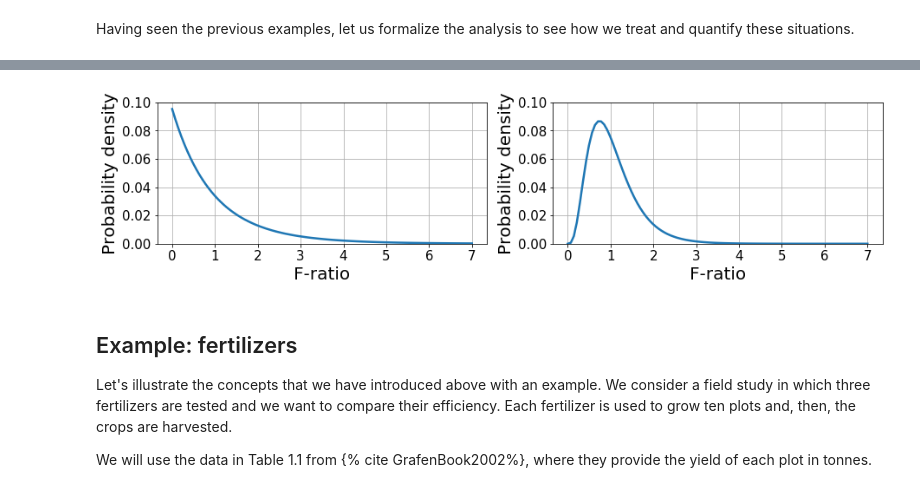
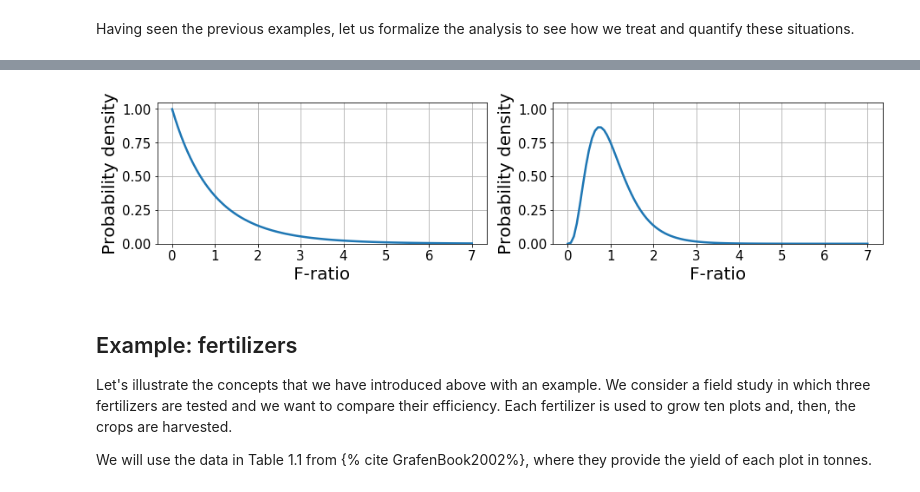
Before and after one commit to ScorpXOY/blog, a Jupyter notebook: _notebooks/2021-10-05-ANOVA.ipynb, the cells around one changed output, grey strips where cells are left out. Cells and saved outputs as stored; diff of their text form; code cells hidden in the pictures.

```diff
--- a/_notebooks/2021-10-05-ANOVA.ipynb
+++ b/_notebooks/2021-10-05-ANOVA.ipynb
@@ -103,0 +89,36 @@ Below, we provide a couple of examples of F-distribution given $(2, 27)$ and $(9
+# %%
+#collapse-hide
+ds = np.concatenate(datasets[1], axis=0)
+x = np.arange(ds.size)
+fig, axes = plt.subplots(1, 3, figsize=(16, 4))
+
+# Total SS
+grand_mean = ds.mean()
+axes[0].scatter(x, ds)
+axes[0].hlines(grand_mean, x[0], x[-1], alpha=0.9)
+for xi, yi in zip(x, ds):
+    axes[0].vlines(xi, yi, grand_mean, linestyles='--', alpha=0.7)
+axes[0].set_title(r"$SS_{total}$", fontsize=20)
+
+axes[1].scatter(x, ds)
+for i in range(len(datasets[1])):
+    idx0, idx1 = n_i*i, n_i*(i+1) if i != len(datasets[1])-1 else None
+    s = slice(idx0, idx1)
+    xs, ys = x[s], ds[s]
+    group_mean = np.mean(ds[s])
+    axes[1].hlines(group_mean, xs[0], xs[-1], colors='r', alpha=0.7)
+    axes[2].hlines(group_mean, xs[0], xs[-1], colors='r', alpha=0.7)
+    for xi, yi in zip(xs, ys):
+        axes[1].vlines(xi, yi, group_mean, linestyles='--', alpha=0.7)
+        axes[2].vlines(xi, grand_mean, group_mean, linestyles='--', alpha=0.7)
+axes[1].set_title(r"$SS_{within}$", fontsize=20)
+
+axes[2].hlines(grand_mean, x[0], x[-1], alpha=0.9)
+axes[2].set_title(r"$SS_{between}$", fontsize=20)
+
+for ax in axes:
+    ax.set_ylim(0.1, 1.15)
+    ax.tick_params(labelsize=13)
+    ax.set_ylabel("Value", fontsize=16)
+    ax.set_xlabel("Sample", fontsize=16)
+    ax.grid(alpha=0.5)
@@ -104,25 +144,23 @@ Below, we provide a couple of examples of F-distribution given $(2, 27)$ and $(9
 # %%
 def f_distribution(x, d_b, d_w):
     "F-distribution given `d_b` between DF and `d_w` within DF."
-    def pdf(x):
-        return (d_b/d_w)**(d_b/2)*x**(d_b/2-1)*(1+x*d_b/d_w)**(-(d_b+d_w)/2)/beta(d_b/2, d_w/2)
-    norm = pdf(np.linspace(0, 100, 1000)).sum()
-    return pdf(x)/norm
+    return (d_b/d_w)**(d_b/2)*x**(d_b/2-1)*(1+x*d_b/d_w)**(-(d_b+d_w)/2)/beta(d_b/2, d_w/2)
 # %%
 x = np.linspace(0, 7, 100)
 fs = f_distribution(x, 2, 27), f_distribution(x, 9, 40)
 # %%
+#collapse-hide
 fig, axes = plt.subplots(1, 2, figsize=(15, 3))
 
 for ax, f in zip(axes, fs):
     ax.plot(x, f, linewidth=2.5)
     ax.grid()
     ax.tick_params(labelsize=15)
-    ax.set_ylim(0, 0.1)
+    ax.set_ylim(0, 1.05)
     ax.set_ylabel("Probability density", fontsize=20)
     ax.set_xlabel("F-ratio", fontsize=20);
 # %% [output]
-[figure, old version]
+[figure, new version]
 # %% [markdown]
 ## Example: fertilizers
 
```
Also changed, not shown: parts of 7 cells of this notebook, 1 other file.
